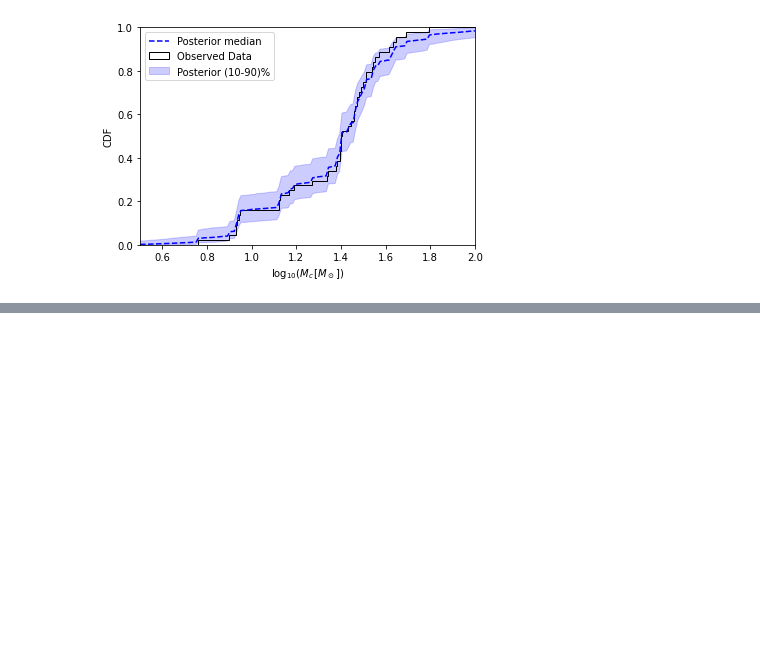
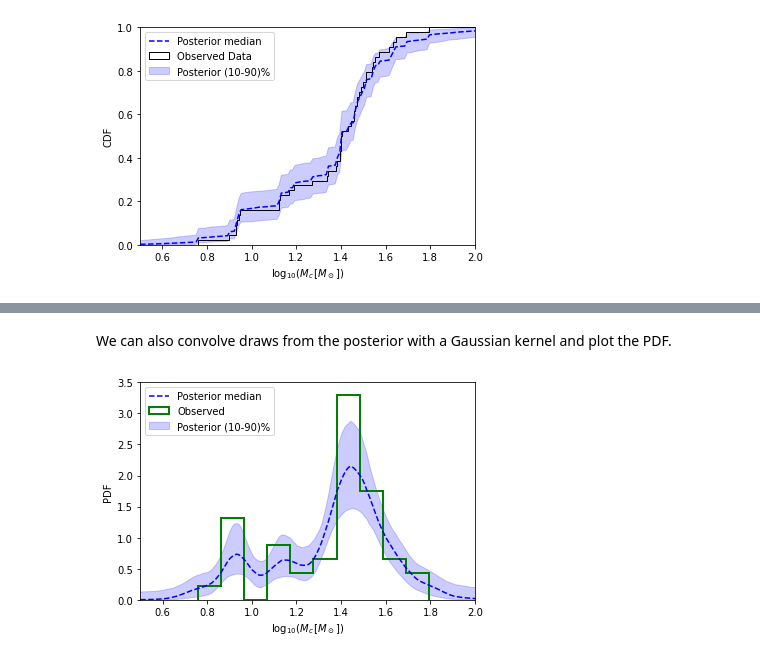
Before and after one commit to cjm96/DPplayground, a Jupyter notebook: ObservedChirpMassDistribution.ipynb, the cells around one changed output, grey strips where cells are left out. Cells and saved outputs as stored; diff of their text form; code cells hidden in the pictures; blank space fills up the shorter version.

Commit message:
visualise pdf

```diff
--- a/ObservedChirpMassDistribution.ipynb
+++ b/ObservedChirpMassDistribution.ipynb
@@ -155 +154,25 @@ Text(0, 0.5, 'CDF')
 [figure]
+# %% [markdown]
+We can also convolve draws from the posterior with a Gaussian kernel and plot the PDF.
+# %%
+from scipy.stats import gaussian_kde
+
+sample_pdfs = np.empty_like(sample_cdfs)
+for i in range(N):
+    KDE = gaussian_kde(phi_k[i], bw_method=0.2, weights=pi_k[i])
+    sample_pdfs[i] = KDE(log10Mc_plot)
+
+low, mid, up = np.percentile(sample_pdfs, [10, 50, 90], axis=0)
+
+plt.hist(list(observations.values()), density=True, color='g',
+         label='Observed', histtype='step', lw=2)
+
+plt.plot(log10Mc_plot, mid, 'b--', label='Posterior median')
+plt.fill_between(log10Mc_plot, low, up, color='b',
+                alpha=0.2, label='Posterior (10-90)%')
+plt.legend(loc='upper left')
+plt.xlim(0.5, 2.); plt.ylim(0, 3.5)
+plt.xlabel(r"$\log_{10}\left(M_c\,[M_\odot]\right)$")
+plt.ylabel('PDF');
+# %% [output]
+[figure, added]
```
Also changed, not shown: parts of 2 cells of this notebook.
